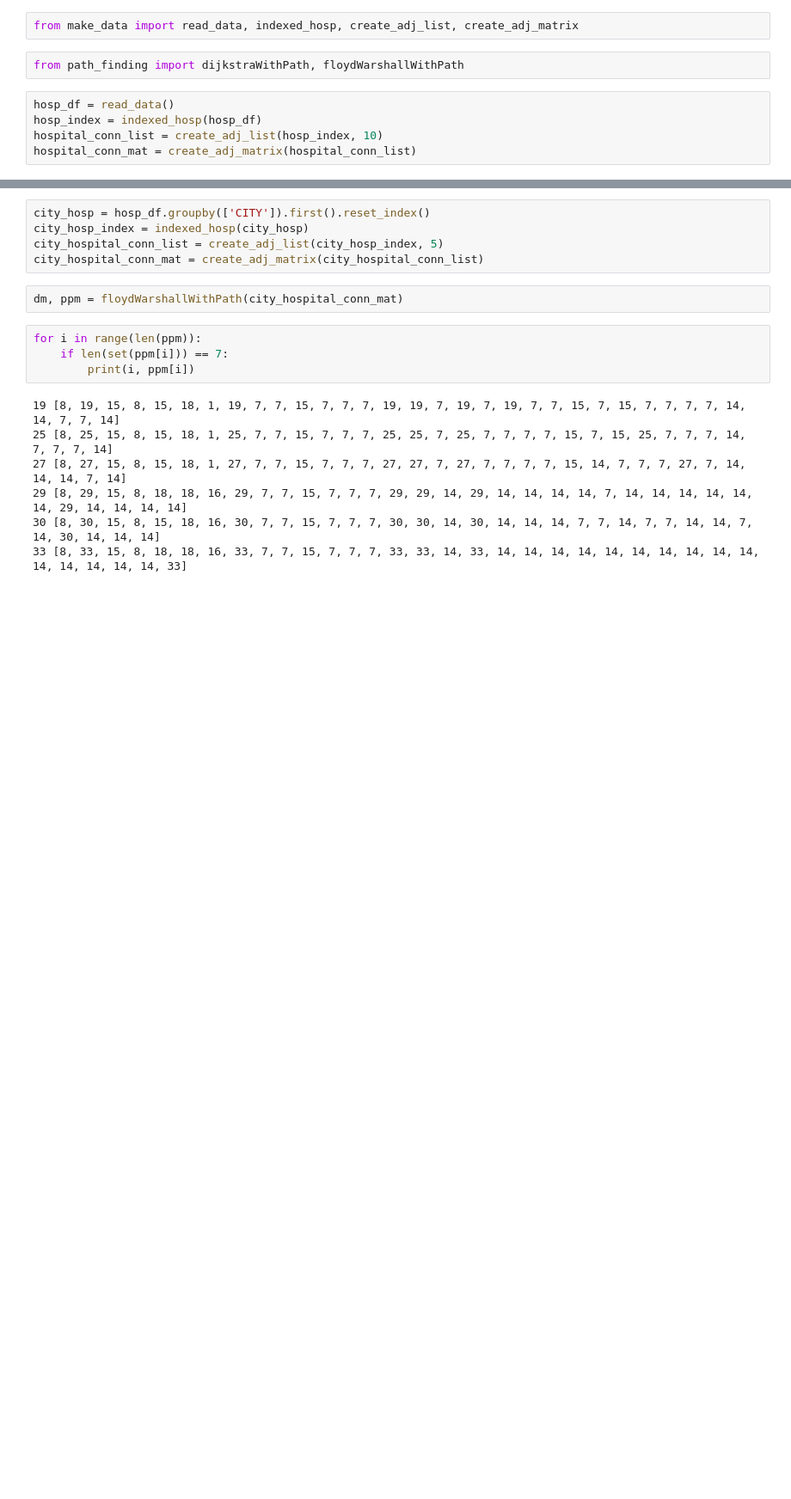
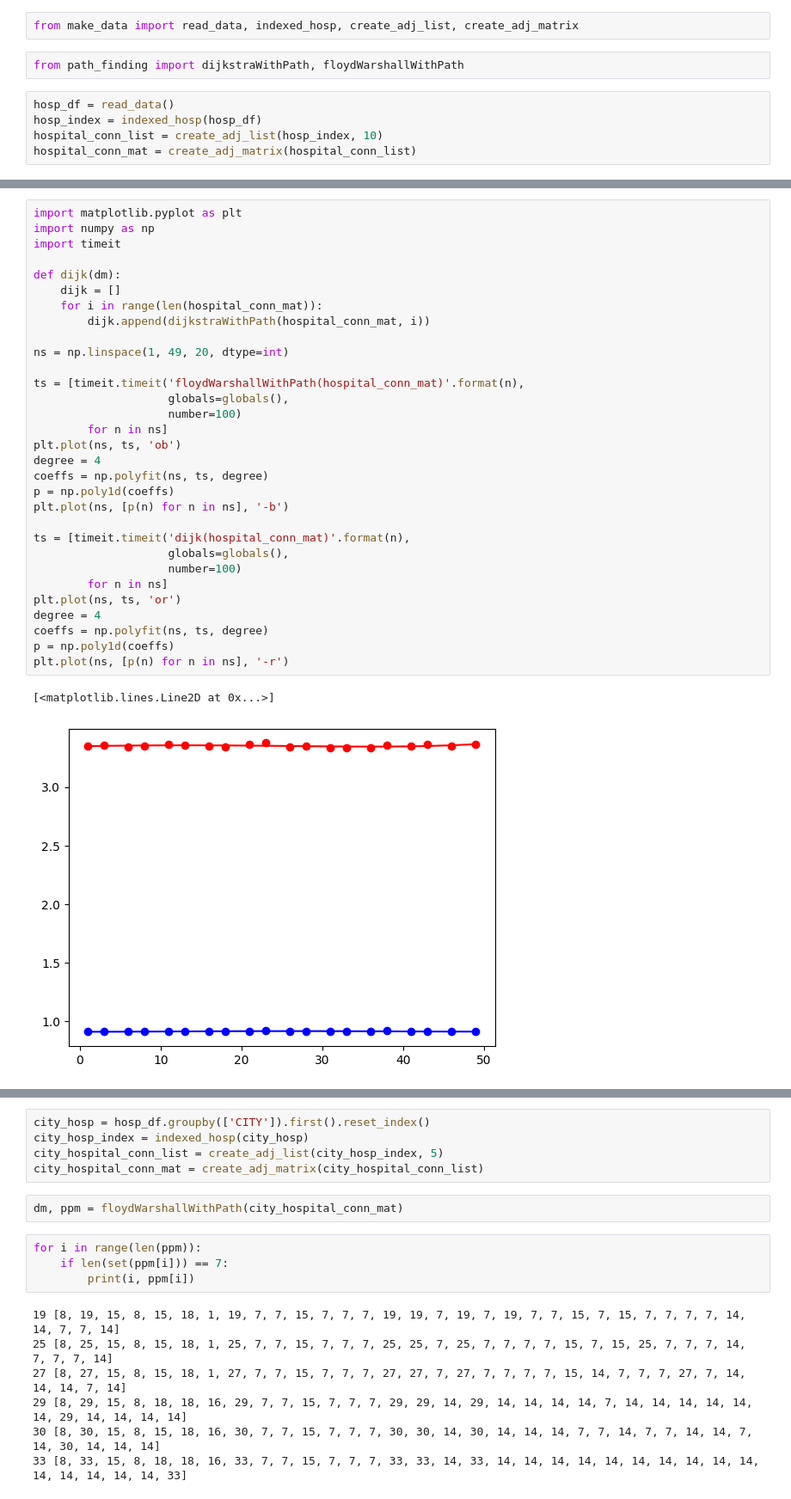
Before and after one commit to rahiljhaveri/CS5800-Fall-2023-Project, a Jupyter notebook: project_analysis.ipynb, the cells around one changed output, grey strips where cells are left out. Shown at 86% size. Drawn from its saved outputs; the diff is of its cells as text; blank space fills up the shorter version.

Commit message:
Time Complexity Graph

```diff
--- a/project_analysis.ipynb
+++ b/project_analysis.ipynb
@@ -22,0 +23,34 @@ for i in range(len(hospital_conn_mat)):
+# %%
+import matplotlib.pyplot as plt
+import numpy as np
+import timeit
+
+def dijk(dm):
+    dijk = []
+    for i in range(len(hospital_conn_mat)):
+        dijk.append(dijkstraWithPath(hospital_conn_mat, i))
+
+ns = np.linspace(1, 49, 20, dtype=int)
+
+ts = [timeit.timeit('floydWarshallWithPath(hospital_conn_mat)'.format(n),
+                    globals=globals(),
+                    number=100)
+        for n in ns]
+plt.plot(ns, ts, 'ob')
+degree = 4
+coeffs = np.polyfit(ns, ts, degree)
+p = np.poly1d(coeffs)
+plt.plot(ns, [p(n) for n in ns], '-b')
+
+ts = [timeit.timeit('dijk(hospital_conn_mat)'.format(n),
+                    globals=globals(),
+                    number=100)
+        for n in ns]
+plt.plot(ns, ts, 'or')
+degree = 4
+coeffs = np.polyfit(ns, ts, degree)
+p = np.poly1d(coeffs)
+plt.plot(ns, [p(n) for n in ns], '-r')
+# %% [output]
+[<matplotlib.lines.Line2D at 0x...>]
+[figure, added]
```
Also changed, not shown: parts of 5 cells of this notebook, 1 other file.
